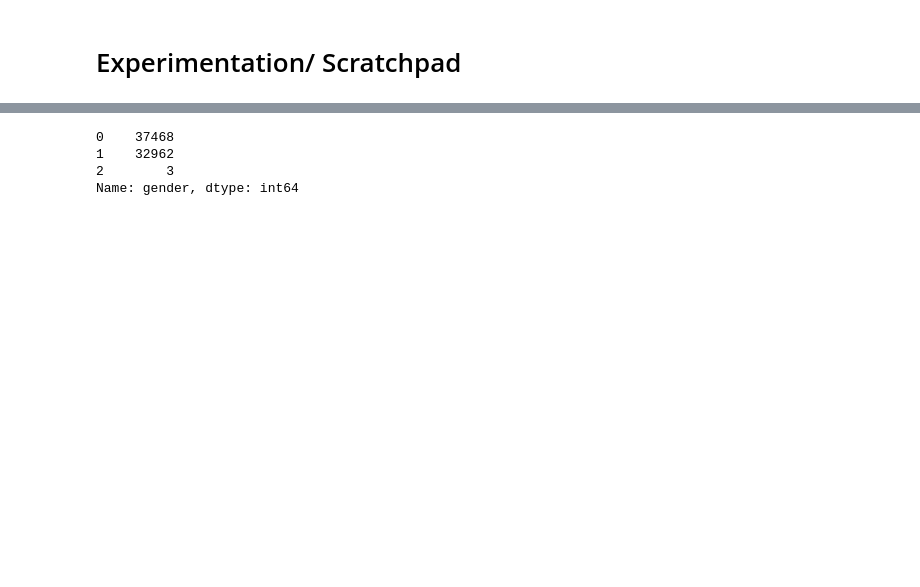
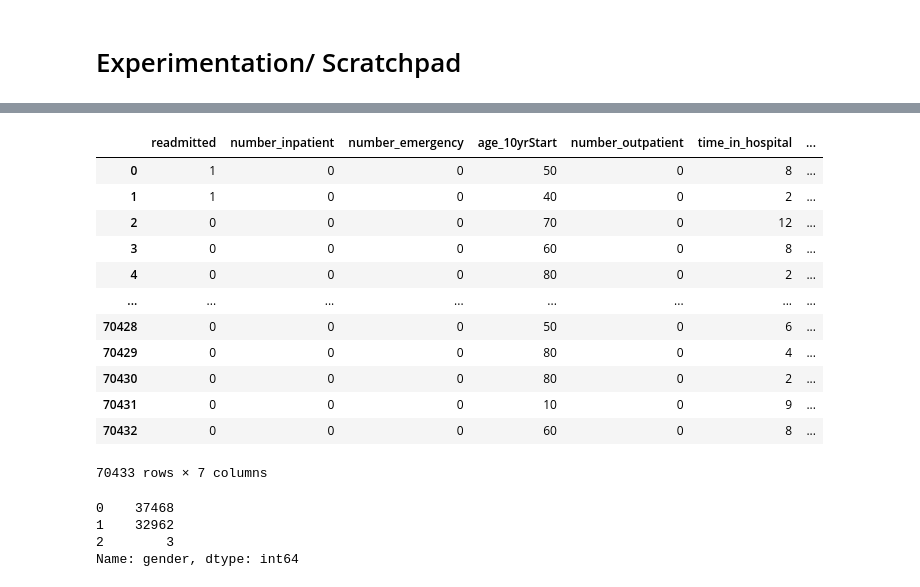
Before and after one commit to bcullinan32/ML_Course, a Jupyter notebook: Class-Data-Clean-Up.ipynb, the cells around one changed output, grey strips where cells are left out. Saved outputs shown, nothing was run; the diff lists cells and outputs as text; code cells hidden in the pictures; blank space fills up the shorter version.

```diff
--- a/Class-Data-Clean-Up.ipynb
+++ b/Class-Data-Clean-Up.ipynb
@@ -613,3 +600,23 @@ Name: readmitted, dtype: float64
+# %%
+#TEMP - Reduce to corrlated features.  If use this, then need to implement in a way that isn't manually keying in.
+relevant_features_df = tempModelingDF[['readmitted','number_inpatient','number_emergency',
+                                                      'age_10yrStart','number_outpatient','time_in_hospital',
+                                                      'num_lab_procedures']]
+relevant_features_df
+# %% [output]
+|  | readmitted | number_inpatient | number_emergency | age_10yrStart | number_outpatient | time_in_hospital | ... |
+| 0 | 1 | 0 | 0 | 50 | 0 | 8 | ... |
+| 1 | 1 | 0 | 0 | 40 | 0 | 2 | ... |
+| 2 | 0 | 0 | 0 | 70 | 0 | 12 | ... |
+| 3 | 0 | 0 | 0 | 60 | 0 | 8 | ... |
+| 4 | 0 | 0 | 0 | 80 | 0 | 2 | ... |
+| ... | ... | ... | ... | ... | ... | ... | ... |
+| 70428 | 0 | 0 | 0 | 50 | 0 | 6 | ... |
+| 70429 | 0 | 0 | 0 | 80 | 0 | 4 | ... |
+| 70430 | 0 | 0 | 0 | 80 | 0 | 2 | ... |
+| 70431 | 0 | 0 | 0 | 10 | 0 | 9 | ... |
+| 70432 | 0 | 0 | 0 | 60 | 0 | 8 | ... |
+70433 rows × 7 columns
 # %%
 mainData['gender'].value_counts(dropna=False)
 # %% [output]
```
Also changed, not shown: parts of 30 cells of this notebook.
